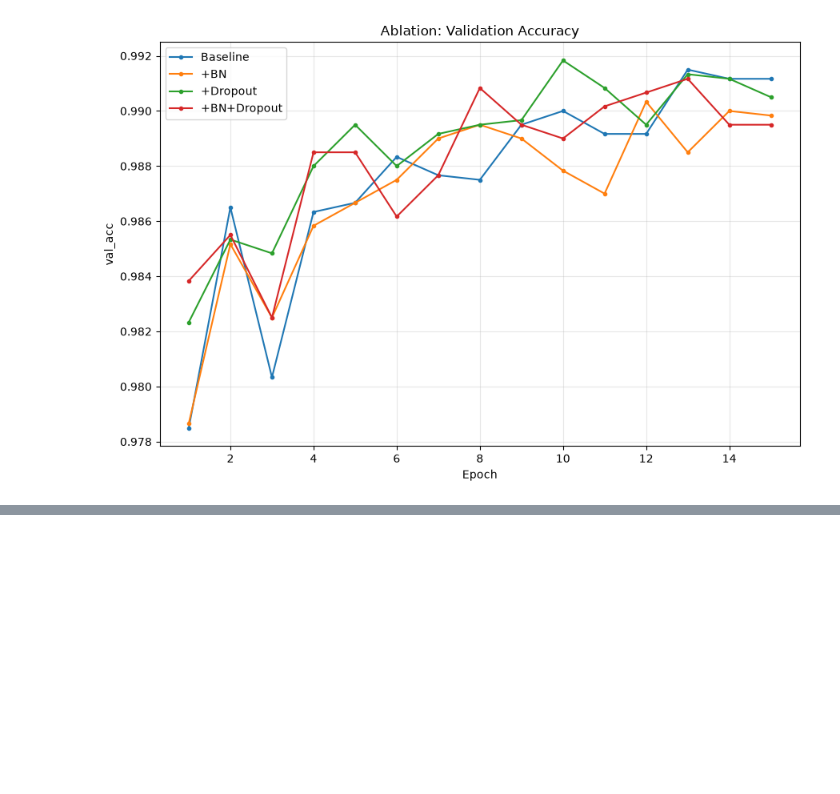
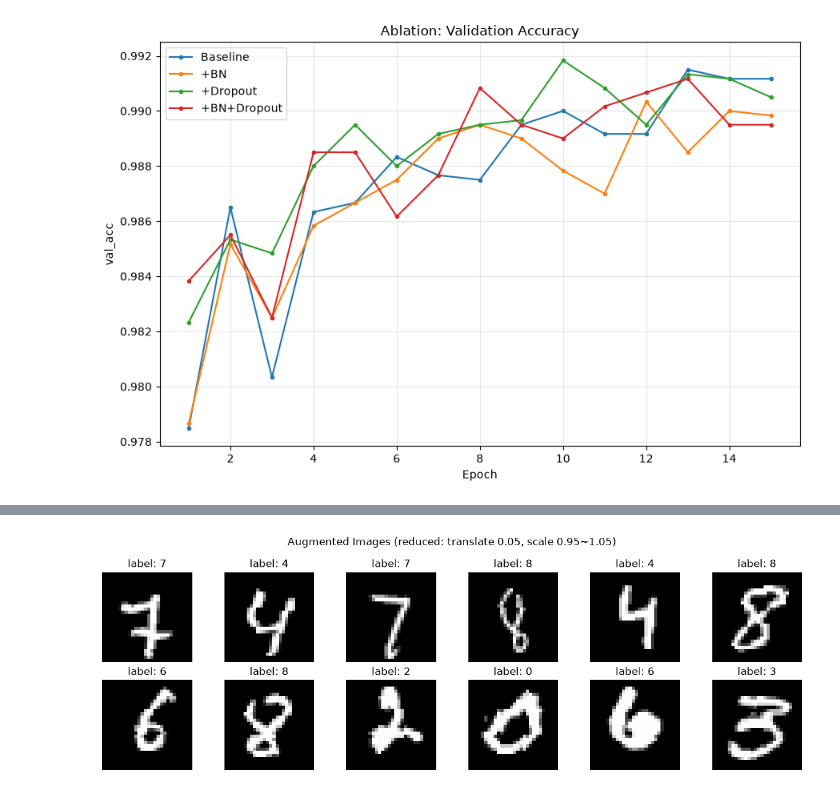
Before and after one commit to hyunwoonoh99/hw_mnist_project, a Jupyter notebook: notebooks/experiments.ipynb, the cells around one changed output, grey strips where cells are left out. Saved outputs shown, nothing was run; the diff lists cells and outputs as text; code cells hidden in the pictures; blank space fills up the shorter version.

```diff
--- a/notebooks/experiments.ipynb
+++ b/notebooks/experiments.ipynb
@@ -504,0 +624,27 @@ plot_model_comparison_curves(ablation_hist, metric="val_acc",
+# %%
+import importlib
+import utils.data
+importlib.reload(utils.data)
+from utils.data import get_dataloaders
+
+# 완화된 augment로 다시 로더 생성
+train_loader, val_loader, test_loader = get_dataloaders(
+    batch_size=128, data_dir="../data", train_subset=3000, augment=True
+)
+
+# 다시 시각화 (같은 코드)
+aug_images, aug_labels = next(iter(train_loader))
+def denorm(img): return img * 0.3081 + 0.1307
+
+fig, axes = plt.subplots(2, 6, figsize=(12, 4))
+for i, ax in enumerate(axes.flat):
+    img = denorm(aug_images[i]).squeeze().numpy()
+    ax.imshow(img, cmap="gray")
+    ax.set_title(f"label: {aug_labels[i].item()}")
+    ax.axis("off")
+plt.suptitle("Augmented Images (reduced: translate 0.05, scale 0.95~1.05)")
+plt.tight_layout()
+plt.savefig("../results/augmentation_examples.png", dpi=150, bbox_inches="tight")
+plt.show()
+# %% [output]
+[figure, added]
```
Also changed, not shown: parts of 9 cells of this notebook, 1 other file.
